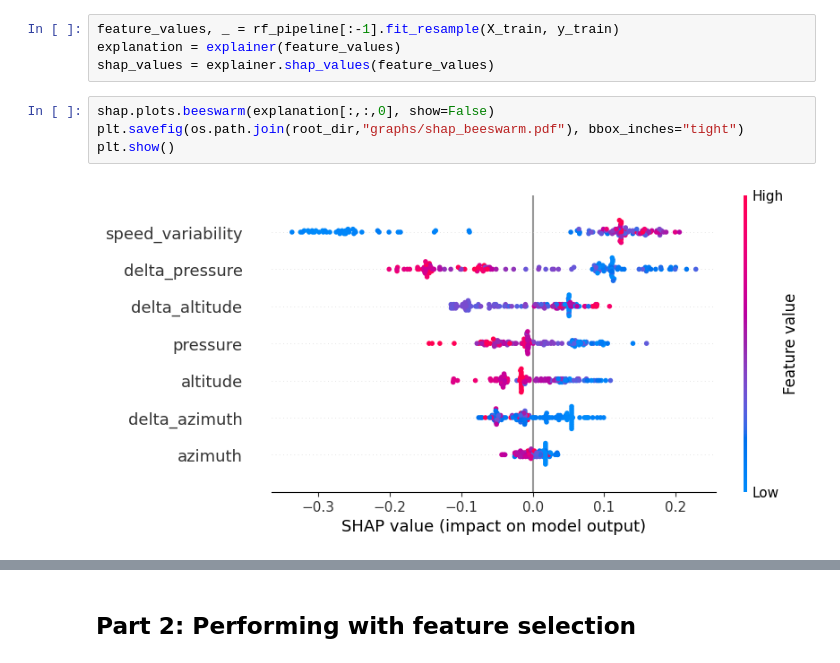
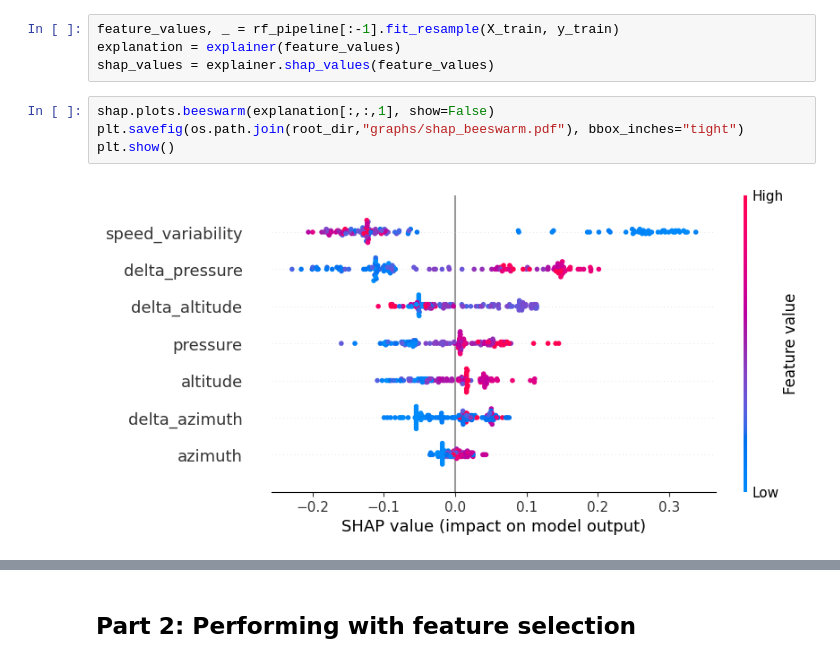
Before and after one commit to JWL16038/DATA471-Individual-Project, a Jupyter notebook: notebooks/spirals_modelling.ipynb, the cells around one changed output, grey strips where cells are left out. Cells and saved outputs as stored; diff of their text form.

```diff
--- a/notebooks/spirals_modelling.ipynb
+++ b/notebooks/spirals_modelling.ipynb
@@ -326,10 +326,10 @@ feature_values, _ = rf_pipeline[:-1].fit_resample(X_train, y_train)
 explanation = explainer(feature_values)
 shap_values = explainer.shap_values(feature_values)
 # %%
-shap.plots.beeswarm(explanation[:,:,0], show=False)
+shap.plots.beeswarm(explanation[:,:,1], show=False)
 plt.savefig(os.path.join(root_dir,"graphs/shap_beeswarm.pdf"), bbox_inches="tight")
 plt.show()
 # %% [output]
-[figure, old version]
+[figure, new version]
 # %%
 # Waterfall for PD patient
```
Also changed, not shown: parts of 12 cells of this notebook.
